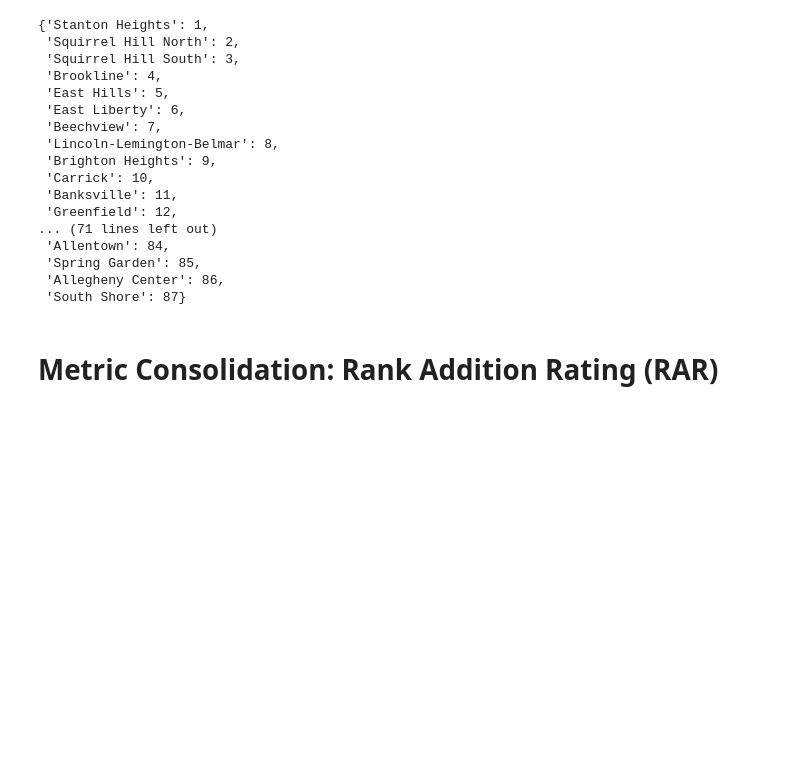
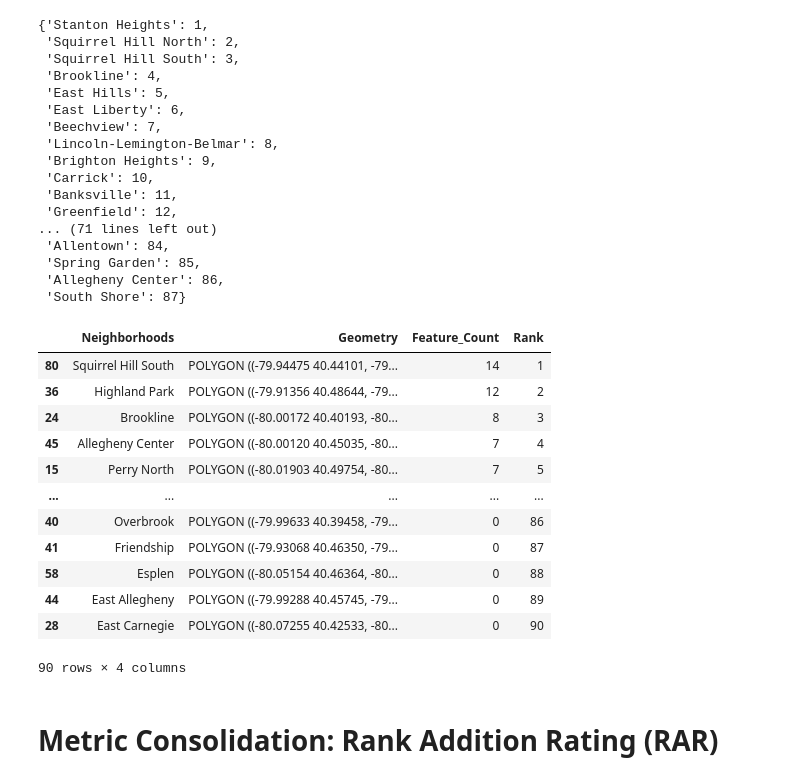
Before and after one commit to annwang202/BigIdeasFinalProject, a Jupyter notebook: TheBestNeighbirdhood.ipynb, the cells around one changed output. Saved outputs shown, nothing was run; the diff lists cells and outputs as text; code cells hidden in the pictures; blank space fills up the shorter version.

```diff
--- a/TheBestNeighbirdhood.ipynb
+++ b/TheBestNeighbirdhood.ipynb
@@ -584,6 +584,22 @@ ranked
  'Spring Garden': 85,
  'Allegheny Center': 86,
  'South Shore': 87}
+# %%
+amounts_sorted
+# %% [output]
+|  | Neighborhoods | Geometry | Feature_Count | Rank |
+| 80 | Squirrel Hill South | POLYGON ((-79.94475 40.44101, -79... | 14 | 1 |
+| 36 | Highland Park | POLYGON ((-79.91356 40.48644, -79... | 12 | 2 |
+| 24 | Brookline | POLYGON ((-80.00172 40.40193, -80... | 8 | 3 |
+| 45 | Allegheny Center | POLYGON ((-80.00120 40.45035, -80... | 7 | 4 |
+| 15 | Perry North | POLYGON ((-80.01903 40.49754, -80... | 7 | 5 |
+| ... | ... | ... | ... | ... |
+| 40 | Overbrook | POLYGON ((-79.99633 40.39458, -79... | 0 | 86 |
+| 41 | Friendship | POLYGON ((-79.93068 40.46350, -79... | 0 | 87 |
+| 58 | Esplen | POLYGON ((-80.05154 40.46364, -80... | 0 | 88 |
+| 44 | East Allegheny | POLYGON ((-79.99288 40.45745, -79... | 0 | 89 |
+| 28 | East Carnegie | POLYGON ((-80.07255 40.42533, -80... | 0 | 90 |
+90 rows × 4 columns
 # %% [markdown]
 # Metric Consolidation: Rank Addition Rating (RAR)
 # %%
```
Also changed, not shown: parts of 1 cell of this notebook.
